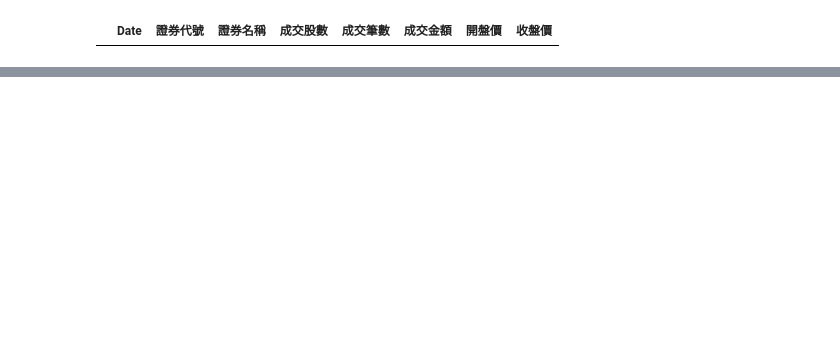
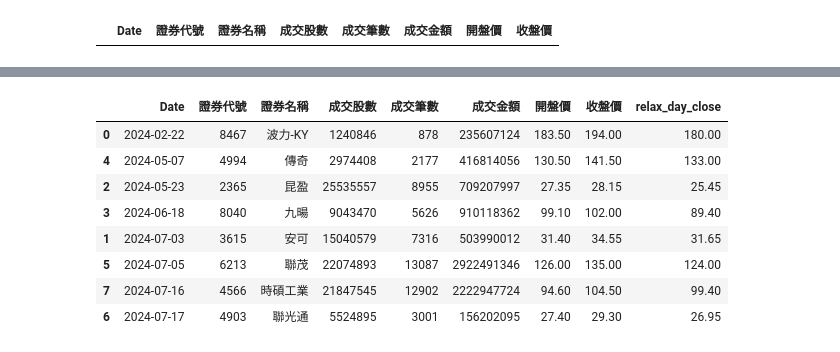
Before and after one commit to mulderfang/stock, a Jupyter notebook: 資料寫入mysql及策略1.ipynb, the cells around one changed output, grey strips where cells are left out. Drawn from its saved outputs; the diff is of its cells as text; code cells hidden in the pictures; blank space fills up the shorter version.

```diff
--- a/資料寫入mysql及策略1.ipynb
+++ b/資料寫入mysql及策略1.ipynb
@@ -142,7 +142,7 @@ stock_df_raw_pre['Date'] = pd.to_datetime(stock_df_raw_pre['Date'])
 today = datetime.now().date()
 today_str = today.strftime('%Y-%m-%d')
 # 如果不是當天 要另外手動
-# today_str = '2024-08-28'
+today_str = '2024-09-10'
 
 stock_df_today = stock_df_raw_pre[(stock_df_raw_pre['Date'] == today_str) & (stock_df_raw_pre['收盤價'] == 0)].copy()
 
@@ -425,8 +443,6 @@ import warnings
 stock_df_raw['Date'] = pd.to_datetime(stock_df_raw['Date'])
 filter_stock_list = pd.DataFrame(columns=['Date','證券代號','證券名稱','成交股數','成交筆數', '成交金額','開盤價', '收盤價'])
 
-today = datetime.now().date()
-today_str = today.strftime('%Y-%m-%d')
 
 stock_df_today = stock_df_raw[stock_df_raw['Date'] == today_str].copy()
 
@@ -473,14 +489,13 @@ for i in stock_id_list:
                         max_min_diff = abs(DAY120_max - DAY120_min) / DAY120_min
 
                         # RS_rank_min = 90
-                        #距離一年高點25%以內
+                        #距離一年高點20%以內
                         #距離一年低點20%以上
                         if( (close*1.2 >  DAY120_max) &
                         (close >  DAY120_min*1.2) &
                         (RS_rank_mean <  50) &
                         (DAY240_money < 80000000) &
                         (close < MA20*1.1) &
-                        (DAY240_money < 80000000) &
                         (max_min_diff < 0.3)):
                                 stock_id_filter.append(i)
 
@@ -499,0 +889,12 @@ filter_stock_list
+# %%
+collected_data2.sort_values(by='Date')
+# %% [output]
+|  | Date | 證券代號 | 證券名稱 | 成交股數 | 成交筆數 | 成交金額 | 開盤價 | 收盤價 | relax_day_close |
+| 0 | 2024-02-22 | 8467 | 波力-KY | 1240846 | 878 | 235607124 | 183.50 | 194.00 | 180.00 |
+| 4 | 2024-05-07 | 4994 | 傳奇 | 2974408 | 2177 | 416814056 | 130.50 | 141.50 | 133.00 |
+| 2 | 2024-05-23 | 2365 | 昆盈 | 25535557 | 8955 | 709207997 | 27.35 | 28.15 | 25.45 |
+| 3 | 2024-06-18 | 8040 | 九暘 | 9043470 | 5626 | 910118362 | 99.10 | 102.00 | 89.40 |
+| 1 | 2024-07-03 | 3615 | 安可 | 15040579 | 7316 | 503990012 | 31.40 | 34.55 | 31.65 |
+| 5 | 2024-07-05 | 6213 | 聯茂 | 22074893 | 13087 | 2922491346 | 126.00 | 135.00 | 124.00 |
+| 7 | 2024-07-16 | 4566 | 時碩工業 | 21847545 | 12902 | 2222947724 | 94.60 | 104.50 | 99.40 |
+| 6 | 2024-07-17 | 4903 | 聯光通 | 5524895 | 3001 | 156202095 | 27.40 | 29.30 | 26.95 |
```
Also changed, not shown: parts of 7 cells of this notebook, 1 other file.
